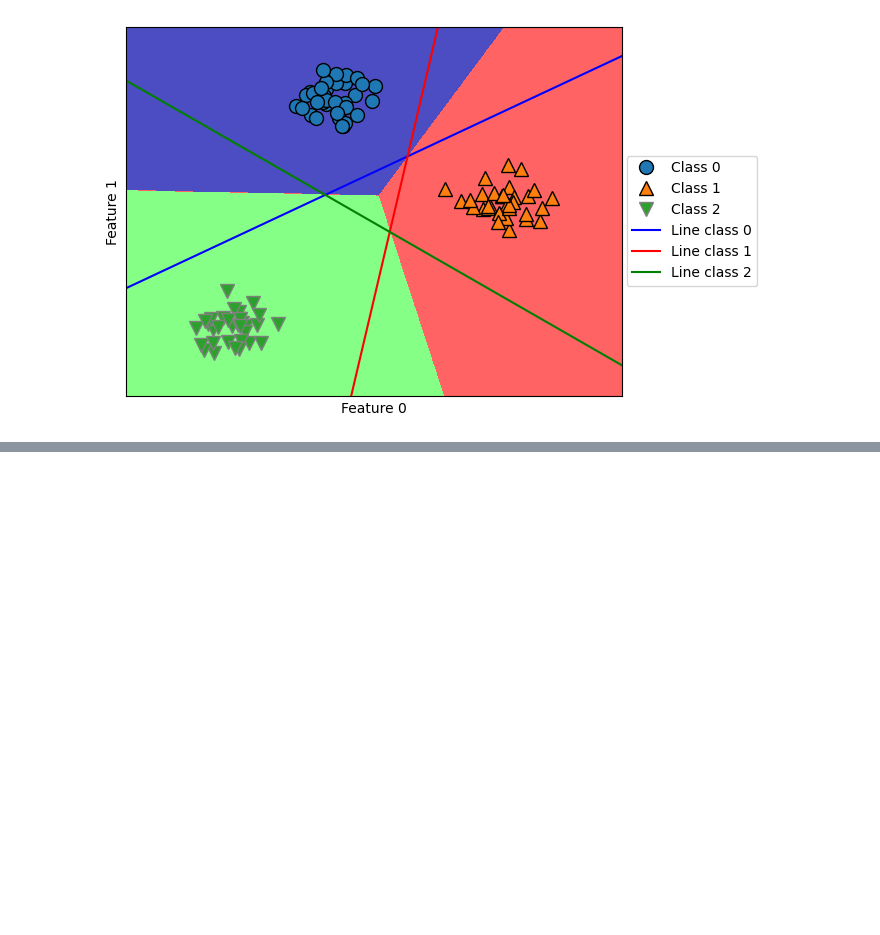
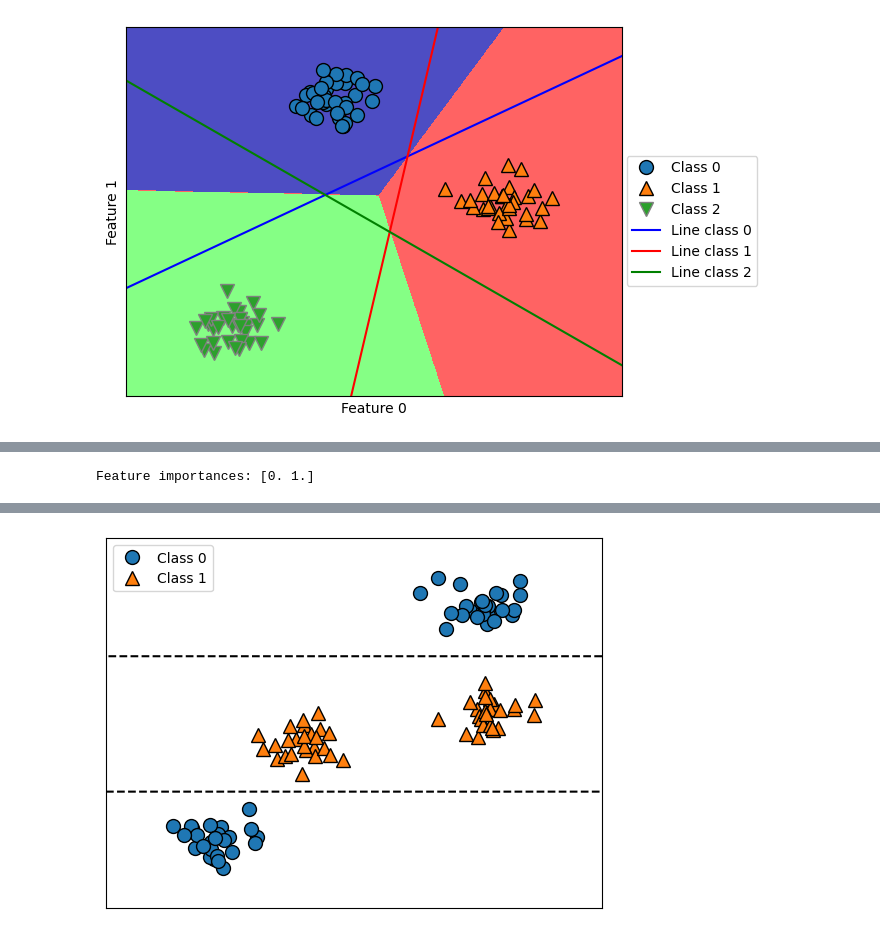
Before and after one commit to anish2000afk/Machine-learning, a Jupyter notebook: Some Sample Datasets.ipynb, the cells around one changed output, grey strips where cells are left out. Drawn from its saved outputs; the diff is of its cells as text; code cells hidden in the pictures; blank space fills up the shorter version.

```diff
--- a/Some Sample Datasets.ipynb
+++ b/Some Sample Datasets.ipynb
@@ -348,0 +406,5 @@ Text(0, 0.5, 'Feature 1')
+# %%
+tree = mglearn.plots.plot_tree_not_monotone()
+display(tree)
+# %% [output]
+Feature importances: [0. 1.]
@@ -348,0 +412 @@ Text(0, 0.5, 'Feature 1')
+[figure, added]
```
Also changed, not shown: parts of 10 cells of this notebook, 5 other files.
